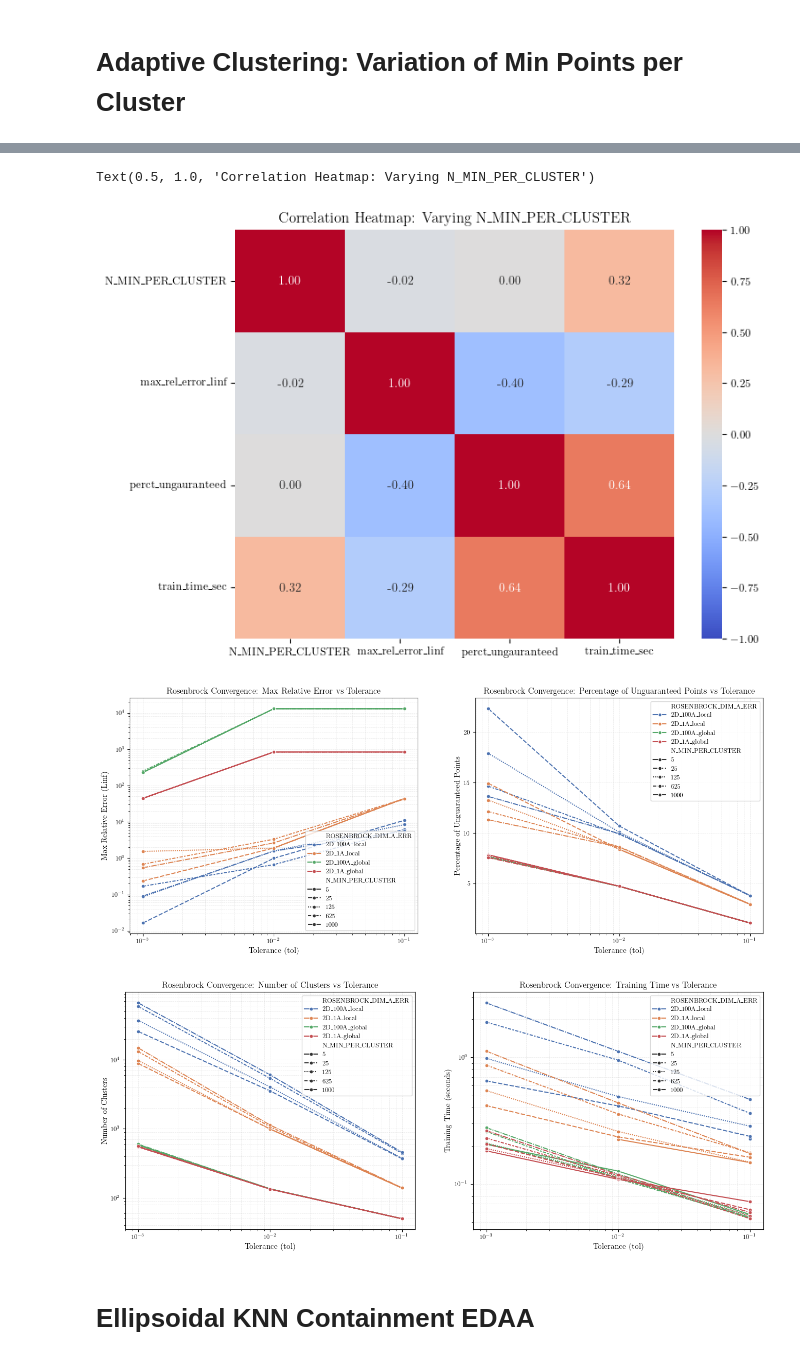
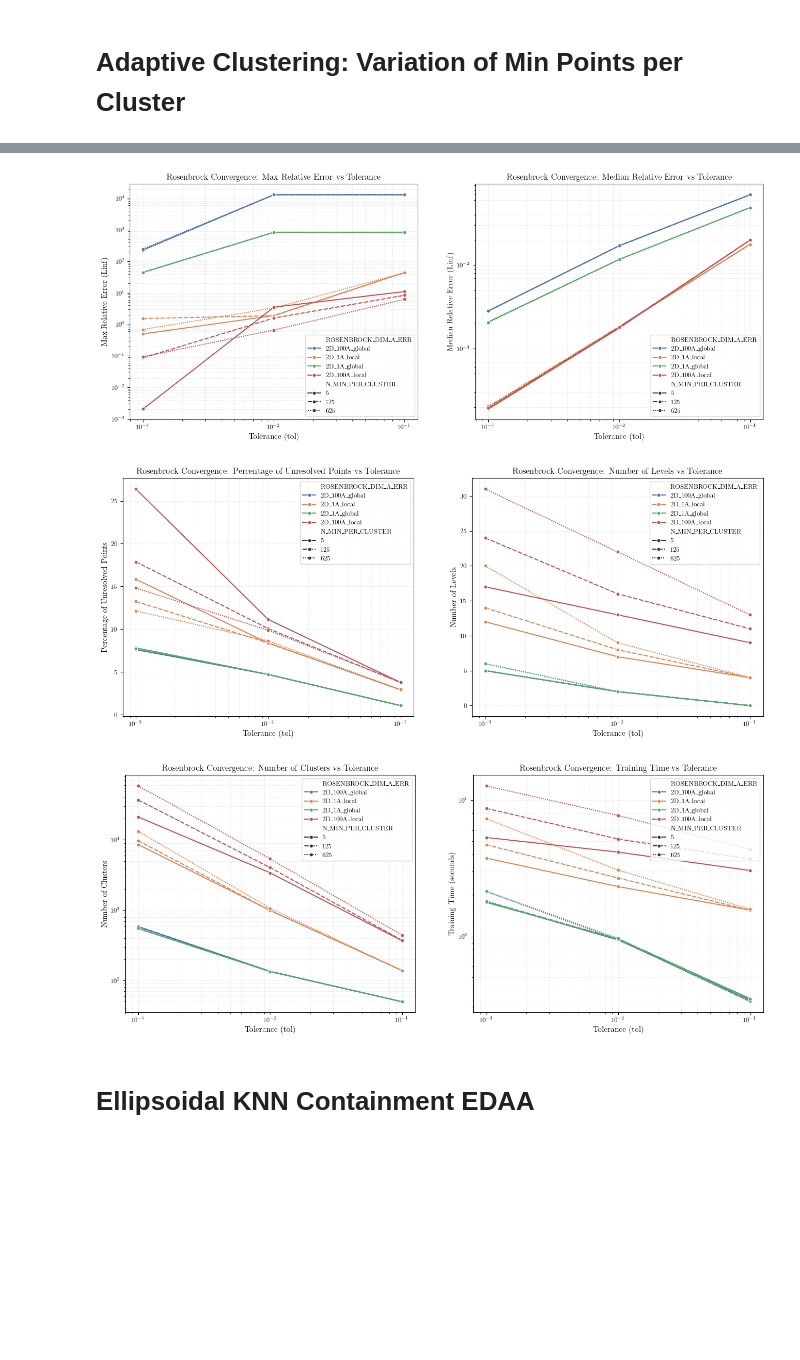
Before and after one commit to ut-padas/affini, a Jupyter notebook: ics26_eda.ipynb, the cells around one changed output, grey strips where cells are left out. Drawn from its saved outputs; the diff is of its cells as text; code cells hidden in the pictures; blank space fills up the shorter version.

```diff
--- a/ics26_eda.ipynb
+++ b/ics26_eda.ipynb
@@ -256,3 +346,22 @@ df_ac_mppc["ROSENBROCK_DIM_A_ERR"] = (
     + "A_"
     + df_ac_mppc["ERROR_SCALING_METHOD"].astype(str)
 )
+
+print(df_ac_mppc["N_MIN_PER_CLUSTER"].unique())
+
+cols = [
+    "N_MIN_PER_CLUSTER",
+    "max_rel_error_linf",
+    "median_rel_error_linf",
+    "perct_ungauranteed",
+    "n_clusters",
+    "num_levels",
+    "train_time_sec",
+]
+corr_df = df_ac_mppc[cols].corr()
+corr_df_first_row = corr_df.iloc[[0], :]  # Select only first row
+plt.figure(figsize=(14, 2))
+sns.heatmap(corr_df_first_row, annot=True, cmap="coolwarm", fmt=".2f", vmin=-1, vmax=1)
+plt.title("Correlation Heatmap: Varying N_MIN_PER_CLUSTER")
+df_ac_mppc = df_ac_mppc[df_ac_mppc["N_MIN_PER_CLUSTER"].isin([5, 125, 625])]
+print(df_ac_mppc["N_MIN_PER_CLUSTER"].unique())
@@ -259,17 +372,3 @@ df_ac_mppc["ROSENBROCK_DIM_A_ERR"] = (
-# %%
-cols = [
-    "N_MIN_PER_CLUSTER",
-    "max_rel_error_linf",
-    "perct_ungauranteed",
-    "train_time_sec",
-]
-corr_df = df_ac_mppc[cols].corr()
-plt.figure(figsize=(8, 6))
-sns.heatmap(corr_df, annot=True, cmap="coolwarm", fmt=".2f", vmin=-1, vmax=1)
-plt.title("Correlation Heatmap: Varying N_MIN_PER_CLUSTER")
-# %% [output]
-Text(0.5, 1.0, 'Correlation Heatmap: Varying N_MIN_PER_CLUSTER')
-[figure, removed]
 # %%
 plt.figure(figsize=(16, 6))
 plt.subplot(1, 2, 1)
@@ -295,7 +394,26 @@ plt.subplot(1, 2, 2)
 sns.lineplot(
     data=df_ac_mppc,
     x="tol",
-    y="perct_ungauranteed",
+    y="median_rel_error_linf",
+    hue="ROSENBROCK_DIM_A_ERR",
+    style="N_MIN_PER_CLUSTER",
+    marker="o",
+    palette=PALETTE,
+)
+plt.xscale("log")
+plt.yscale("log")
+plt.xlabel("Tolerance (tol)")
+plt.ylabel("Median Relative Error (Linf)")
+plt.title("Rosenbrock Convergence: Median Relative Error vs Tolerance")
+plt.grid(True, which="both", ls="--", lw=0.5)
+
+# ====================================================
+plt.figure(figsize=(16, 6))
+plt.subplot(1, 2, 1)
+sns.lineplot(
+    data=df_ac_mppc,
+    x="tol",
+    y="perct_unresolved",
     hue="ROSENBROCK_DIM_A_ERR",
     style="N_MIN_PER_CLUSTER",
     marker="o",
@@ -303,9 +421,26 @@ sns.lineplot(
 )
 plt.xscale("log")
 plt.xlabel("Tolerance (tol)")
-plt.ylabel("Percentage of Unguaranteed Points")
-plt.title("Rosenbrock Convergence: Percentage of Unguaranteed Points vs Tolerance")
+plt.ylabel("Percentage of Unresolved Points")
+plt.title("Rosenbrock Convergence: Percentage of Unresolved Points vs Tolerance")
 plt.grid(True, which="both", ls="--", lw=0.5)
+
+plt.subplot(1, 2, 2)
+sns.lineplot(
+    data=df_ac_mppc,
+    x="tol",
+    y="num_levels",
+    hue="ROSENBROCK_DIM_A_ERR",
+    style="N_MIN_PER_CLUSTER",
+    marker="o",
+    palette=PALETTE,
+)
+plt.xscale("log")
+plt.xlabel("Tolerance (tol)")
+plt.ylabel("Number of Levels")
+plt.title("Rosenbrock Convergence: Number of Levels vs Tolerance")
+plt.grid(True, which="both", ls="--", lw=0.5)
+# ====================================================
 
 plt.figure(figsize=(16, 6))
 plt.subplot(1, 2, 1)
@@ -318,35 +453,36 @@ sns.lineplot(
     marker="o",
     palette=PALETTE,
 )
 
 plt.legend()
 plt.xscale("log")
 plt.yscale("log")
 plt.xlabel("Tolerance (tol)")
 plt.ylabel("Number of Clusters")
 plt.title("Rosenbrock Convergence: Number of Clusters vs Tolerance")
 plt.grid(True, which="both", ls="--", lw=0.5)
 
 plt.subplot(1, 2, 2)
 sns.lineplot(
     data=df_ac_mppc,
     x="tol",
     y="train_time_sec",
     hue="ROSENBROCK_DIM_A_ERR",
     style="N_MIN_PER_CLUSTER",
     marker="o",
     palette=PALETTE,
 )
 plt.legend()
 plt.xscale("log")
 plt.yscale("log")
 plt.xlabel("Tolerance (tol)")
 plt.ylabel("Training Time (seconds)")
 plt.title("Rosenbrock Convergence: Training Time vs Tolerance")
 plt.grid(True, which="both", ls="--", lw=0.5)
 # %% [output]
-[figure, old version]
+[figure, new version]
-[figure, old version]
+[figure, new version]
+[figure, added]
 # %% [markdown]
 # Ellipsoidal KNN Containment EDAA
 # %%
```
Also changed, not shown: parts of 15 cells of this notebook.
